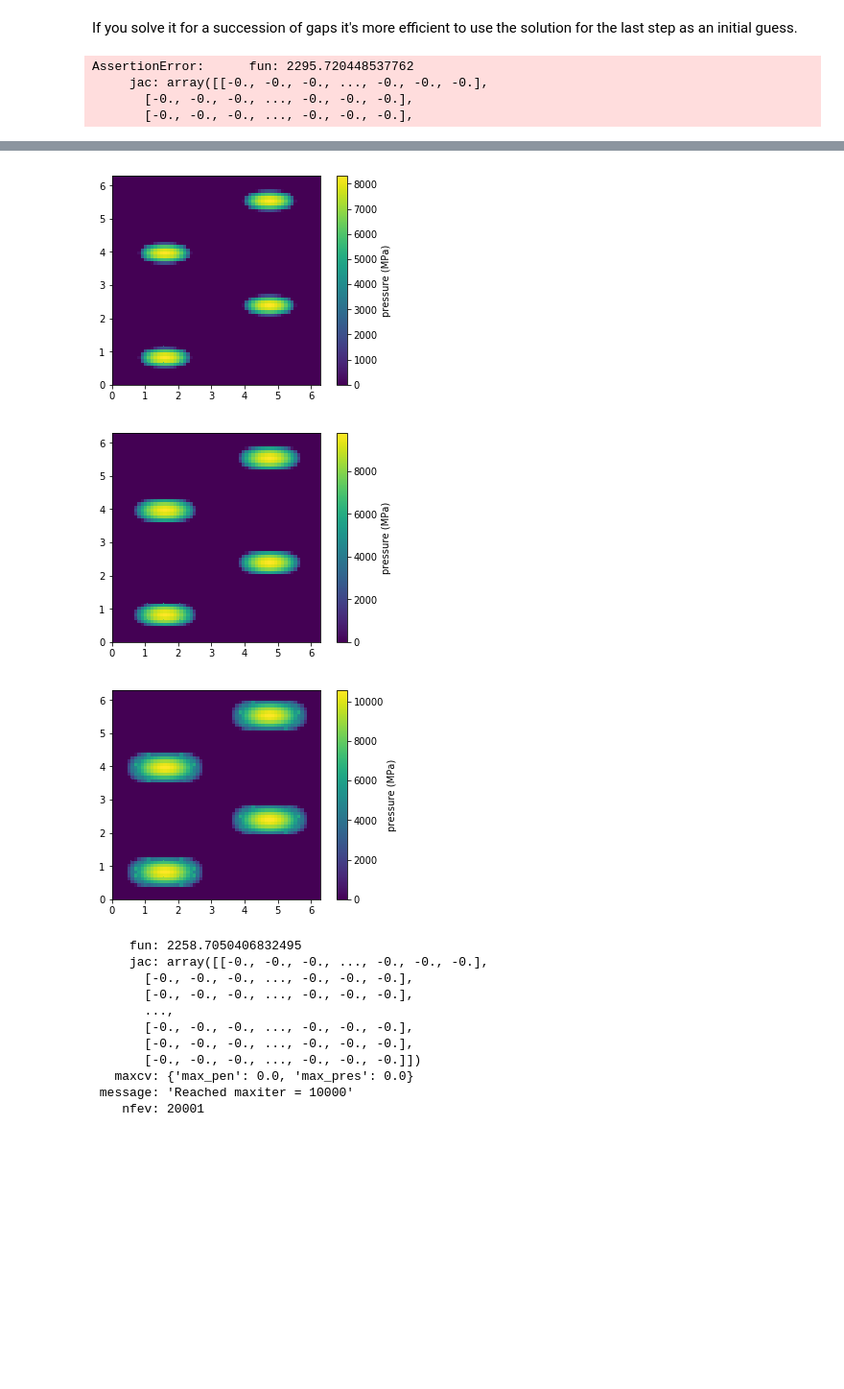
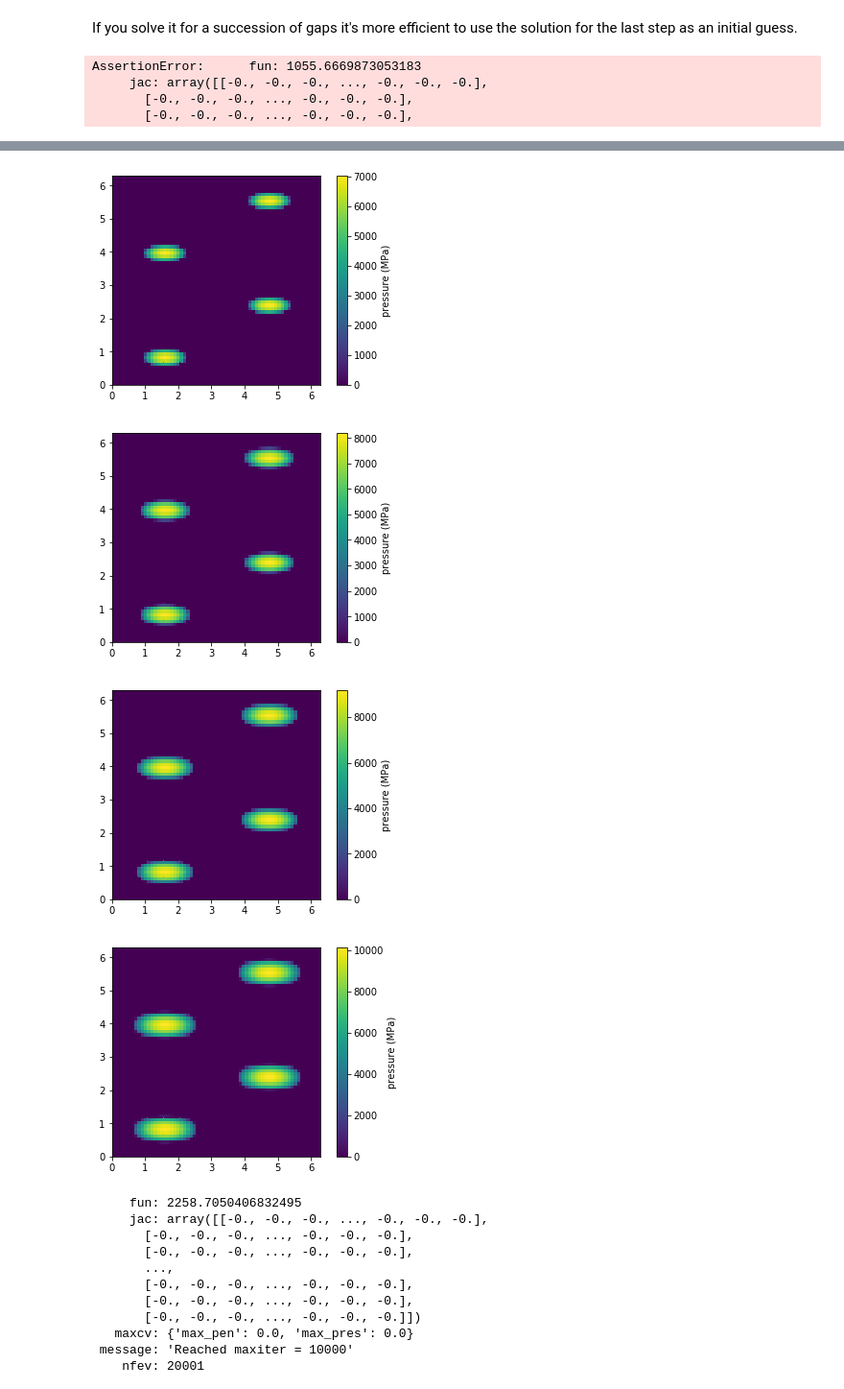
Before and after one commit to ContactEngineering/ContactMechanics, a Jupyter notebook: examples/Hardwall_Simulation.ipynb, the cells around one changed output, grey strips where cells are left out. Shown at 96% size. Saved outputs shown, nothing was run; the diff lists cells and outputs as text; code cells hidden in the pictures; blank space fills up the shorter version.

```diff
--- a/examples/Hardwall_Simulation.ipynb
+++ b/examples/Hardwall_Simulation.ipynb
@@ -118,8 +118,8 @@ fig, ax = plt.subplots()
 axa = ax.twinx()
 
 disps0 = None # you don't have a
-for offset in np.linspace(-0.9,0.5,10) * 0.1 :
-    sol = system.minimize_proxy(offset=offset, disp0 = disps0, prestol= 1e-4, maxiter = 100000)
+for offset in np.linspace(-0.9,0,10) * 0.1 :
+    sol = system.minimize_proxy(offset=offset, disp0 = disps0, pentol= 1e-9, maxiter = 100000)
     assert sol.success, "{}".format(sol)
     disps0 = system.disp
 
@@ -138,7 +138,7 @@ ax.legend()
 ax.set_ylabel("(MPa)")
 axa.set_ylabel("A_{real} / A_{nominal}")
 # %% [output]
-AssertionError:      fun: 2295.720448537762
+AssertionError:      fun: 1055.6669873053183
      jac: array([[-0., -0., -0., ..., -0., -0., -0.],
        [-0., -0., -0., ..., -0., -0., -0.],
        [-0., -0., -0., ..., -0., -0., -0.],
@@ -148,6 +148,7 @@ AssertionError:      fun: 2295.720448537762
-[figure, old version]
+[figure, new version]
-[figure, old version]
+[figure, new version]
-[figure, old version]
+[figure, new version]
+[figure, added]
 # %%
 sol
 # %% [output]
```
Also changed, not shown: parts of 2 cells of this notebook.
